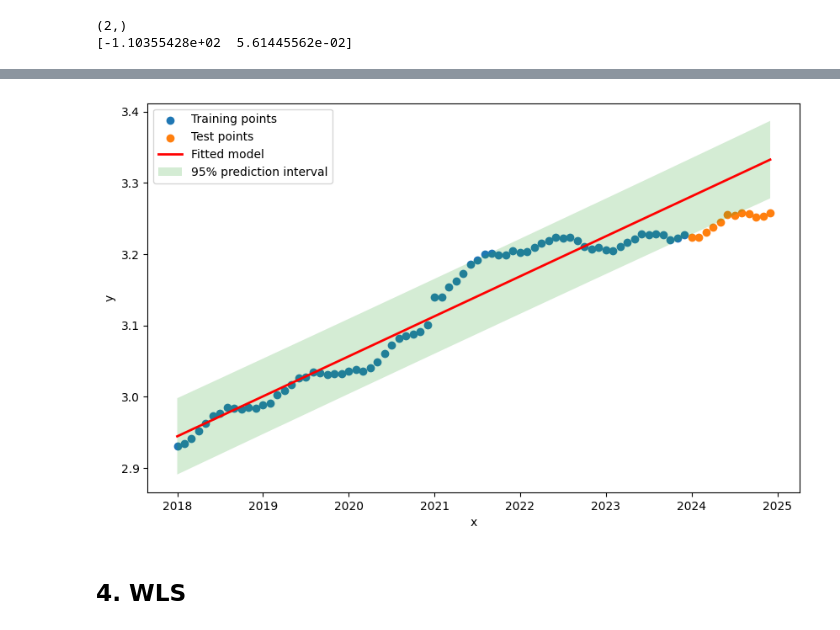
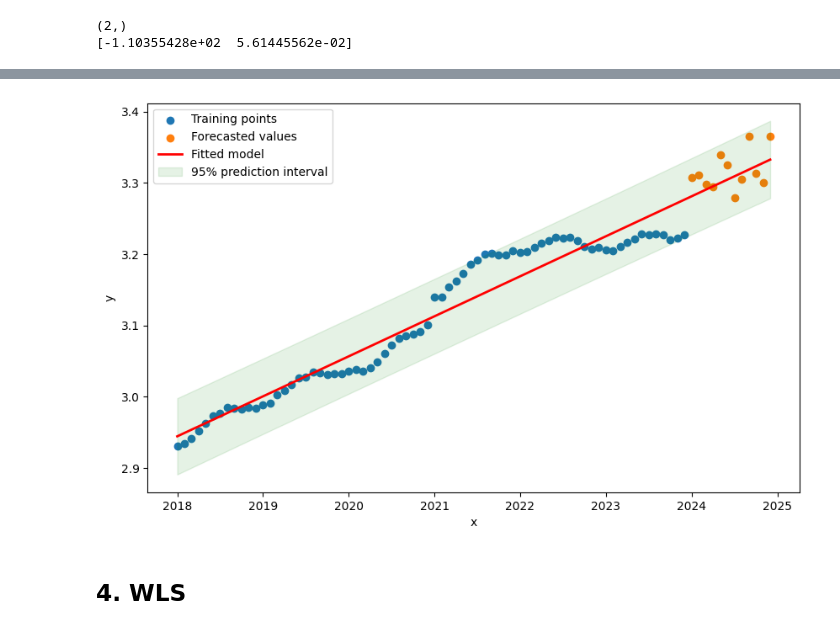
Before and after one commit to valentinatrolese02-collab/time_series_analysis, a Jupyter notebook: assignment1/assignment1.ipynb, the cells around one changed output, grey strips where cells are left out. Drawn from its saved outputs; the diff is of its cells as text; code cells hidden in the pictures.

Commit message:
Fixed forecasted values task 3

```diff
--- a/assignment1/assignment1.ipynb
+++ b/assignment1/assignment1.ipynb
@@ -159,10 +160,15 @@ plt.legend();
 [figure]
 # %%
+sigma = float(np.sqrt(sigma_sq))
 x_test = Dtest["year"].values
 y_pred = theta[0] + theta[1] * x_test
+y_real = y_pred + np.random.normal(0, sigma, size=len(x_test))
 
-df = pd.DataFrame({"x_t": x_test, "y_t": y_pred})
-print(df)
+#df = pd.DataFrame({"x_t": x_test, "y_t": y_pred})
+#print(df)
+
+df = pd.DataFrame({"x_t": x_test, "y_t": y_real})
+print( df)
 # %% [output]
             x_t       y_t
 0   2024.000000  3.281154
@@ -232,36 +230,37 @@ resid = y - yhat_train
 sigma_sq = np.sum(resid**2) / (n - 2)
 sigma = np.sqrt(sigma_sq)
 
 # ---- pieces for PI ----
 xbar = X.mean()
 Sxx  = np.sum((X - xbar)**2)
 tcrit = t.ppf(0.975, df=n-2)  # 95% PI
 
 # x grid for smooth line + band
 x_plot = np.linspace(min(X.min(), x_test.min()),
                      max(X.max(), x_test.max()),
                      200)
 
 yhat_plot = f(x_plot)
 se_pred_plot = sigma * np.sqrt(1 + 1/n + (x_plot - xbar)**2 / Sxx)  # PI (note +1)
 lo_plot = yhat_plot - tcrit * se_pred_plot
 hi_plot = yhat_plot + tcrit * se_pred_plot
 
 # ---- plot ----
 plt.figure(figsize=(10,6))
 
 plt.scatter(X, y, label='Training points', )
-plt.scatter(x_test, y_test, label='Test points')
+#plt.scatter(x_test, y_test, label='Test points')
+plt.scatter(x_test, y_real, label="Forecasted values")
 
 plt.plot(x_plot, yhat_plot, label='Fitted model', linewidth=2, color='r')
-plt.fill_between(x_plot, lo_plot, hi_plot, alpha=0.2, label='95% prediction interval')
+plt.fill_between(x_plot, lo_plot, hi_plot, alpha=0.1, label='95% prediction interval', color='g')
 
 plt.xlabel('x')
 plt.ylabel('y')
 plt.legend()
 plt.show()
 # %% [output]
-[figure, old version]
+[figure, new version]
 # %% [markdown]
 ## 4. WLS
 # %%
```
Also changed, not shown: parts of 4 cells of this notebook, 1 other file.
